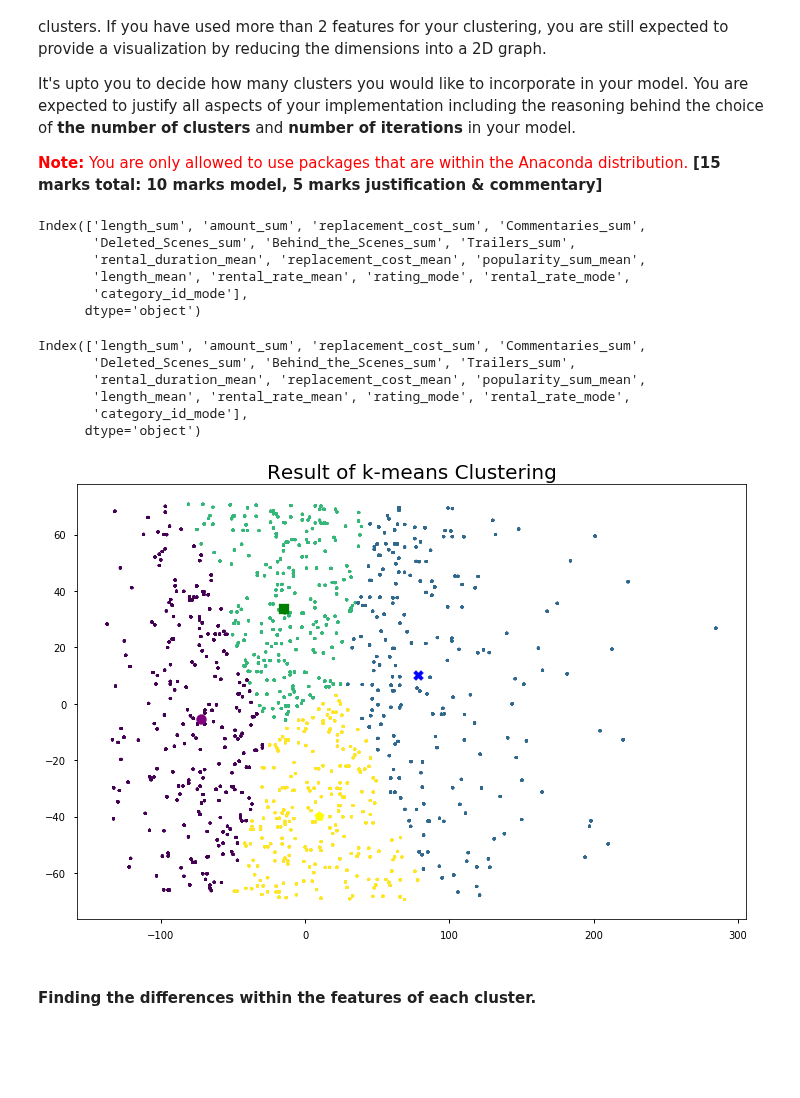
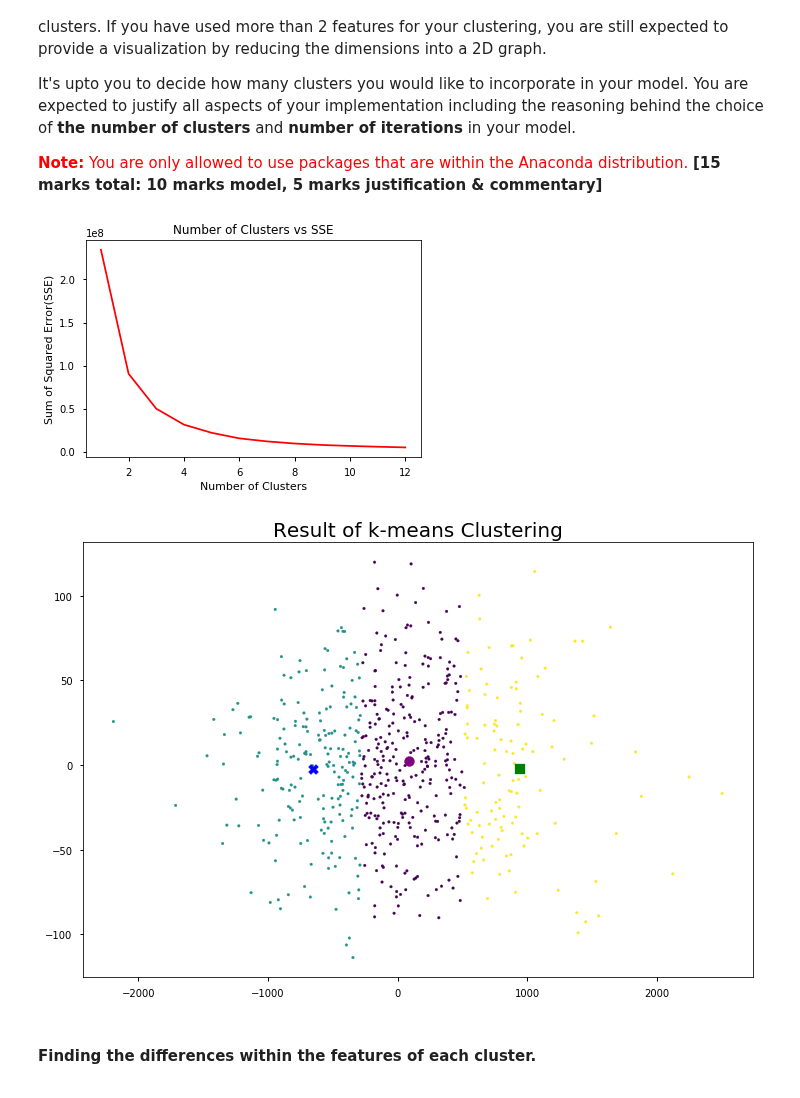
Before and after one commit to DannyFirmin/ML-KMeans-KNN-DecisionTrees, a Jupyter notebook: Assignment-2.ipynb, the cells around one changed output. Saved outputs shown, nothing was run; the diff lists cells and outputs as text; code cells hidden in the pictures; blank space fills up the shorter version.

Commit message:
Section C Clustering Draft

```diff
--- a/Assignment-2.ipynb
+++ b/Assignment-2.ipynb
@@ -436,6 +436,7 @@ pca = PCA(n_components=2)
 df_X = df_elbow[["customer_id",'rental_duration', 'Deleted_Scenes',"amount",
        'Behind_the_Scenes','Trailers', 'Commentaries','rental_rate',"inventory_count",'length', 'replacement_cost', "popularity_sum",'rating', 'category_id']]
 
+
 #Dropping data about customers who has'nt paid yet
 df_X=df_X.dropna(subset=['customer_id'])
 
@@ -444,7 +445,7 @@ dic={feature:"mean" for  feature in feature_mean}
 df_X_mean=df_X.groupby("customer_id").agg(dic)
 df_X_mean=df_X_mean.rename(columns={ x:str(x)+"_mean" for x in feature_mean})
 
-feature_sum=["length","amount","replacement_cost",'Commentaries', 'Deleted_Scenes','Behind_the_Scenes', 'Trailers']
+feature_sum=["length","rental_duration","amount","replacement_cost",'Commentaries', 'Deleted_Scenes','Behind_the_Scenes', 'Trailers']
 dic={feature:"sum" for  feature in feature_sum}
 df_X_sum=df_X.groupby("customer_id").agg(dic)
 df_X_sum=df_X_sum.rename(columns={ x:str(x)+"_sum" for x in feature_sum})
@@ -455,77 +456,64 @@ df_X_mode=df_X[feature_mode].groupby("customer_id").agg(lambda x:x.value_counts(
 df_X_mode=df_X_mode.rename(columns={ x:str(x)+"_mode" for x in feature_mode})
 
 
+df_X=df_X_sum.join(df_X_mean,on="customer_id").join(df_X_mode,on="customer_id")
 
-df_X=df_X_sum.join(df_X_mean,on="customer_id").join(df_X_mode,on="customer_id")
-df_X_clustering=df_X[[]]
+df_X_clustering=df_X
 
-# pca.fit(df_X)
-# transform = pca.transform(df_X)
+
+pca.fit(df_X_clustering)
+transform = pca.transform(df_X_clustering)
 
 # Finding the best number of clusters (k) for KMeans
-# sse = []
-# for i in range(1, 13):
-#     KM = KMeans(n_clusters=i)
-#     KM.fit(transform)
-#     sse.append(KM.inertia_)
-# plt.plot(range(1, 13), sse,c="r")
-# plt.title("Number of Clusters vs SSE")
-# plt.xlabel("Number of Clusters")
-# plt.ylabel("Sum of Squared Error(SSE)")
-# plt.show()
+sse = []
+for i in range(1, 13):
+    KM = KMeans(n_clusters=i)
+    KM.fit(transform)
+    sse.append(KM.inertia_)
+plt.plot(range(1, 13), sse,c="r")
+plt.title("Number of Clusters vs SSE")
+plt.xlabel("Number of Clusters")
+plt.ylabel("Sum of Squared Error(SSE)")
+plt.show()
 # %% [output]
-Index(['length_sum', 'amount_sum', 'replacement_cost_sum', 'Commentaries_sum',
-       'Deleted_Scenes_sum', 'Behind_the_Scenes_sum', 'Trailers_sum',
-       'rental_duration_mean', 'replacement_cost_mean', 'popularity_sum_mean',
-       'length_mean', 'rental_rate_mean', 'rating_mode', 'rental_rate_mode',
-       'category_id_mode'],
-      dtype='object')
+[figure, added]
-# %%
-df_X.columns
-# %% [output]
-Index(['length_sum', 'amount_sum', 'replacement_cost_sum', 'Commentaries_sum',
-       'Deleted_Scenes_sum', 'Behind_the_Scenes_sum', 'Trailers_sum',
-       'rental_duration_mean', 'replacement_cost_mean', 'popularity_sum_mean',
-       'length_mean', 'rental_rate_mean', 'rating_mode', 'rental_rate_mode',
-       'category_id_mode'],
-      dtype='object')
 # %%
 # As shows from above, the optimal value of K is 3
-km = KMeans(n_clusters=4, max_iter=1)
+km = KMeans(n_clusters=3, max_iter=1)
 km.fit(transform)
 predicted_clusters = km.predict(transform)
 centers = km.cluster_centers_
 
 # Draw the centriod
-markers = ['o', 'X', 's',"p"]
-colors = ['purple', 'b',"green",'yellow']
+markers = ['o', 'X', 's']
+colors = ['purple', 'b',"green"]
 
 #Initalising Plot
 plt.figure(figsize=(12, 8))
 
 #Scattering actual datapoints
 plt.scatter(transform[:, 0], transform[:, 1], c=predicted_clusters, s=7)
 
 #Adding centeroid
 for ind in range(len(markers)):
     plt.scatter(centers[ind, 0], centers[ind, 1], c=colors[ind], s=100, marker=markers[ind])
 plt.title('Result of k-means Clustering', fontsize=20)
 plt.show()
 
 #Segregating data ;cluster wise.
 df_X['cluster'] = predicted_clusters
 cluster0 = df_X[df_X['cluster'] == 0]
 cluster1 = df_X[df_X['cluster'] == 1]
 cluster2 = df_X[df_X['cluster'] == 2]
-cluster3 = df_X[df_X['cluster'] == 3]
+# cluster3 = df_X[df_X['cluster'] == 3]
 
 #Obtaining Information for Analysis
 df_cluster0_description=cluster0.describe()
 df_cluster1_description=cluster1.describe()
 df_cluster2_description=cluster2.describe()
-df_cluster3_description=cluster3.describe()
+# df_cluster3_description=cluster3.describe()
 # %% [output]
-[figure, old version]
+[figure, new version]
 # %% [markdown]
 ####   Finding the differences within the features of each cluster.
 <a id='category_id'></a>
```
Also changed, not shown: parts of 4 cells of this notebook.
